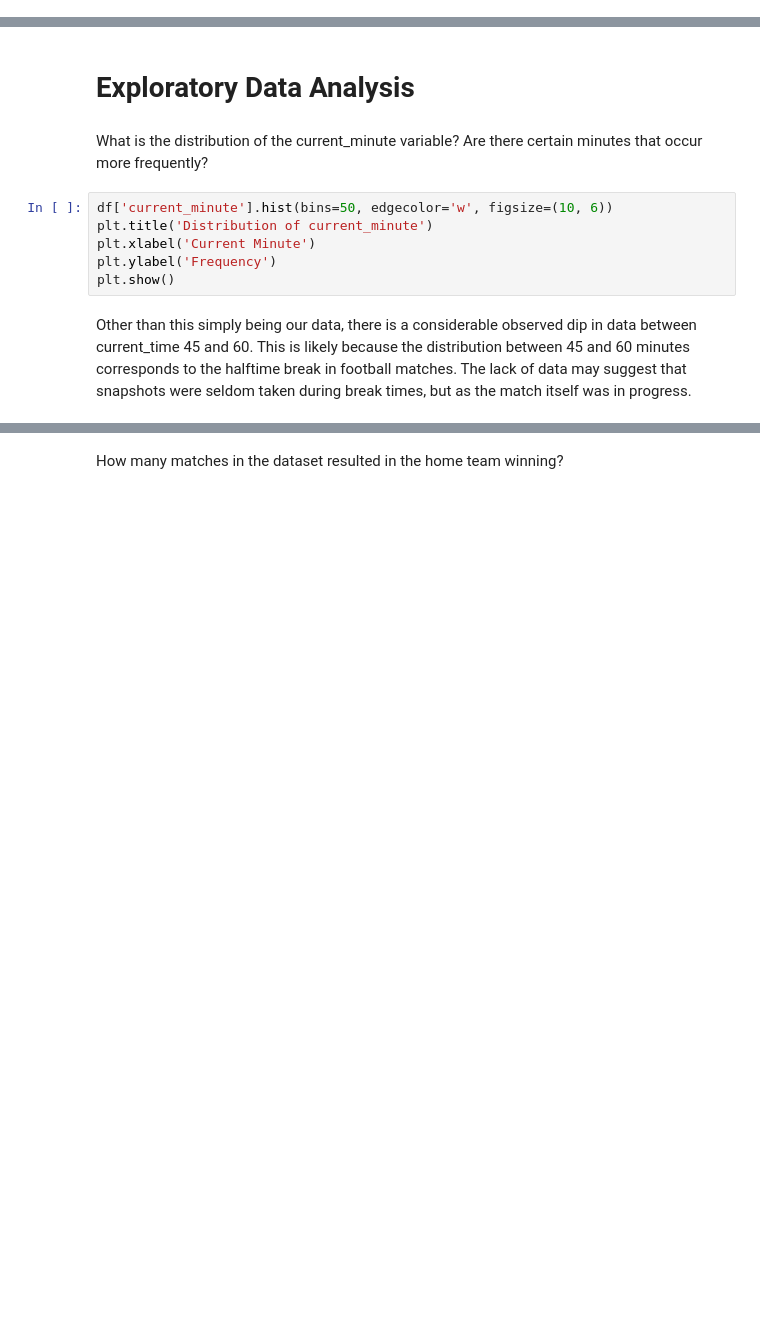
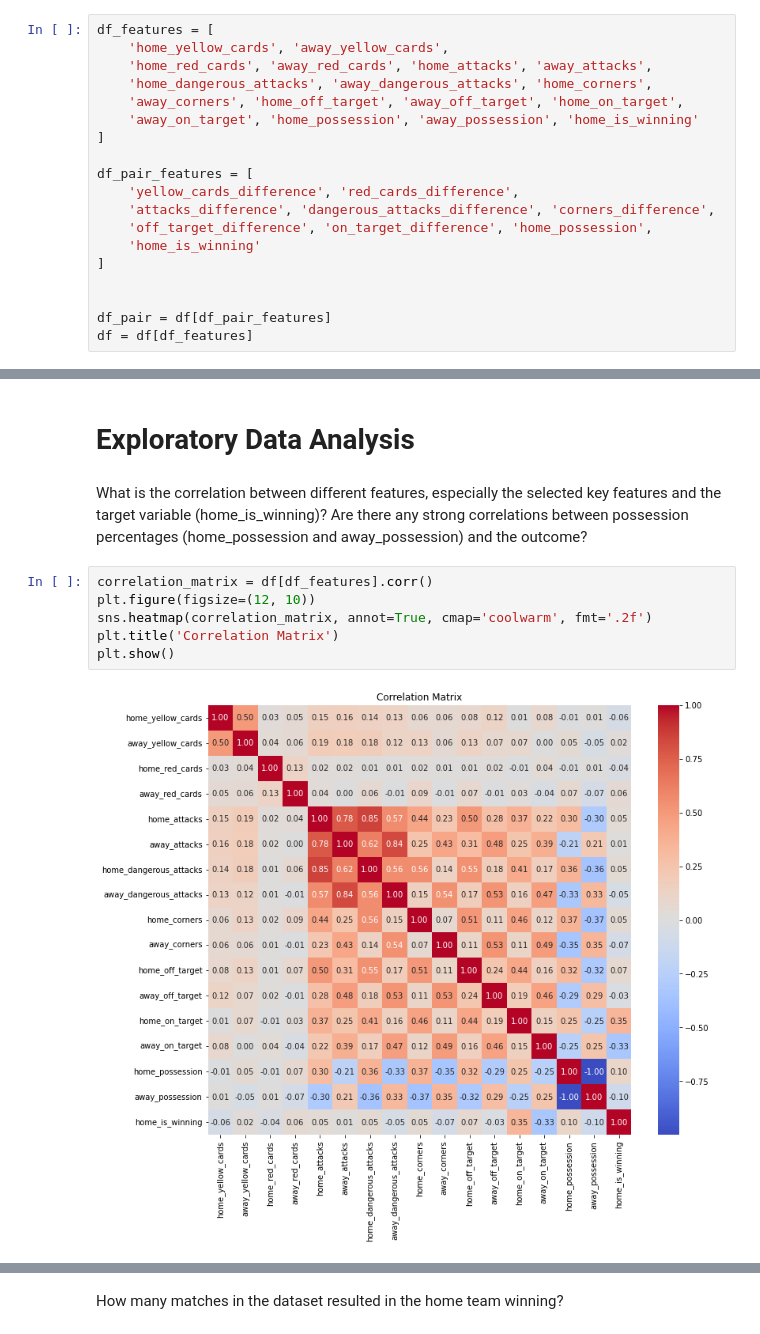
Before and after one commit to ayishamiara/STINTSY-MCO1, a Jupyter notebook: stintsy-mco1.ipynb, the cells around one changed output, grey strips where cells are left out. Drawn from its saved outputs; the diff is of its cells as text; blank space fills up the shorter version.

```diff
--- a/stintsy-mco1.ipynb
+++ b/stintsy-mco1.ipynb
@@ -349,0 +397,19 @@ df.head()
+# %%
+df_features = [
+    'home_yellow_cards', 'away_yellow_cards',
+    'home_red_cards', 'away_red_cards', 'home_attacks', 'away_attacks',
+    'home_dangerous_attacks', 'away_dangerous_attacks', 'home_corners',
+    'away_corners', 'home_off_target', 'away_off_target', 'home_on_target',
+    'away_on_target', 'home_possession', 'away_possession', 'home_is_winning'
+]
+
+df_pair_features = [
+    'yellow_cards_difference', 'red_cards_difference',
+    'attacks_difference', 'dangerous_attacks_difference', 'corners_difference',
+    'off_target_difference', 'on_target_difference', 'home_possession',
+    'home_is_winning'
+]
+
+
+df_pair = df[df_pair_features]
+df = df[df_features]
@@ -350,12 +436,12 @@ df.head()
 # %% [markdown]
 # Exploratory Data Analysis
-# %% [markdown]
-What is the distribution of the current_minute variable? Are there certain minutes that occur more frequently?
-# %%
-df['current_minute'].hist(bins=50, edgecolor='w', figsize=(10, 6))
-plt.title('Distribution of current_minute')
-plt.xlabel('Current Minute')
-plt.ylabel('Frequency')
-plt.show()
-# %% [markdown]
-Other than this simply being our data, there is a considerable observed dip in data between current_time 45 and 60. This is likely because the distribution between 45 and 60 minutes corresponds to the halftime break in football matches. The lack of data may suggest that snapshots were seldom taken during break times, but as the match itself was in progress.
+# %% [markdown]
+What is the correlation between different features, especially the selected key features and the target variable (home_is_winning)? Are there any strong correlations between possession percentages (home_possession and away_possession) and the outcome?
+# %%
+correlation_matrix = df[df_features].corr()
+plt.figure(figsize=(12, 10))
+sns.heatmap(correlation_matrix, annot=True, cmap='coolwarm', fmt='.2f')
+plt.title('Correlation Matrix')
+plt.show()
+# %% [output]
+[figure, added]
```
Also changed, not shown: parts of 44 cells of this notebook.
